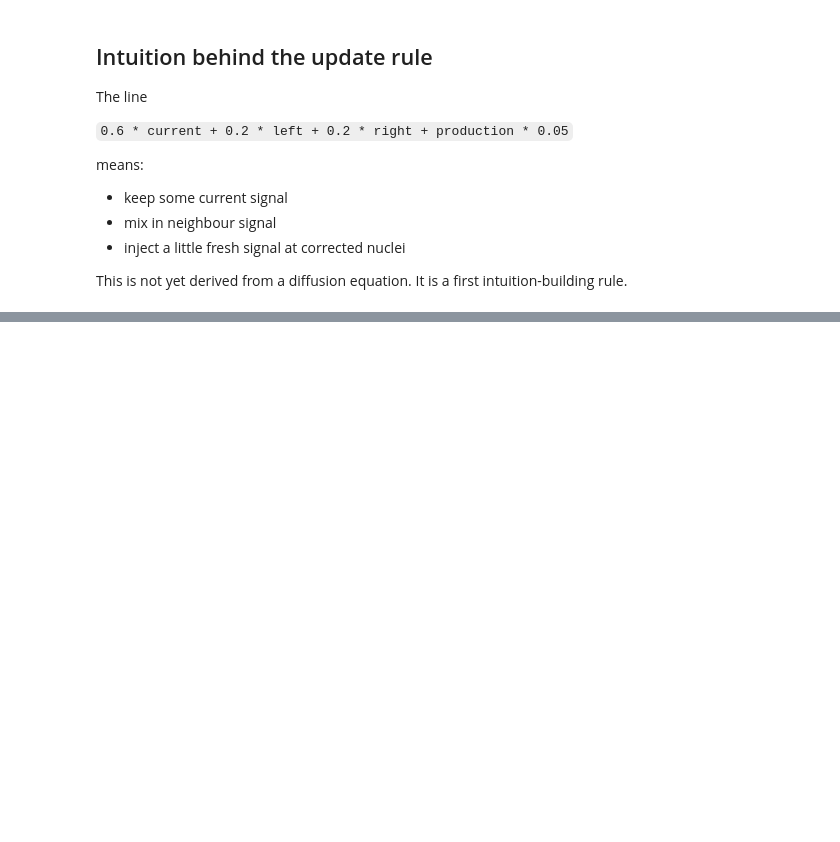
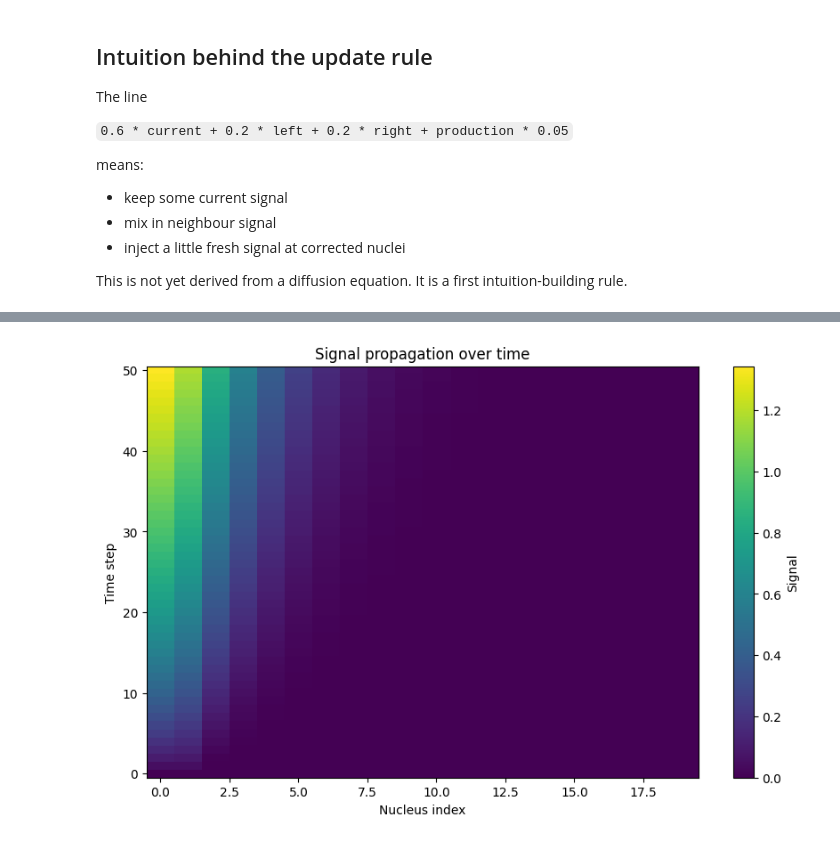
Before and after one commit to tendai-codes/graph-cross-correction-sim, a Jupyter notebook: week1_notes_and_build.ipynb, the cells around one changed output, grey strips where cells are left out. Cells and saved outputs as stored; diff of their text form; code cells hidden in the pictures; blank space fills up the shorter version.

```diff
--- a/week1_notes_and_build.ipynb
+++ b/week1_notes_and_build.ipynb
@@ -73,0 +141,42 @@ result
+# %%
+def run_naive_line_with_history(n_nodes=20, corrected_fraction=0.1, steps=50):
+    signal = [0.0 for _ in range(n_nodes)]
+    corrected = [False for _ in range(n_nodes)]
+    n_corrected = max(1, round(n_nodes * corrected_fraction))
+    for i in range(n_corrected):
+        corrected[i] = True
+
+    rescued = [False for _ in range(n_nodes)]
+    history = [signal[:]]
+
+    for _ in range(steps):
+        next_signal = signal[:]
+        for i in range(n_nodes):
+            left = signal[i - 1] if i > 0 else signal[i]
+            right = signal[i + 1] if i < n_nodes - 1 else signal[i]
+            production = 1.0 if corrected[i] else 0.0
+            next_signal[i] = 0.6 * signal[i] + 0.2 * left + 0.2 * right + production * 0.05
+            if next_signal[i] > 1.0:
+                rescued[i] = True
+        signal = next_signal
+        history.append(signal[:])
+
+    return {"signal": signal, "rescued": rescued, "history": history}
+# %%
+import numpy as np
+
+def plot_signal_heatmap(result):
+    history = np.array(result["history"])
+
+    plt.figure(figsize=(10, 6))
+    plt.imshow(history, aspect="auto", origin="lower")
+    plt.colorbar(label="Signal")
+    plt.xlabel("Nucleus index")
+    plt.ylabel("Time step")
+    plt.title("Signal propagation over time")
+    plt.show()
+# %%
+result_hist = run_naive_line_with_history()
+plot_signal_heatmap(result_hist)
+# %% [output]
+[figure, added]
```
Also changed, not shown: parts of 9 cells of this notebook.
